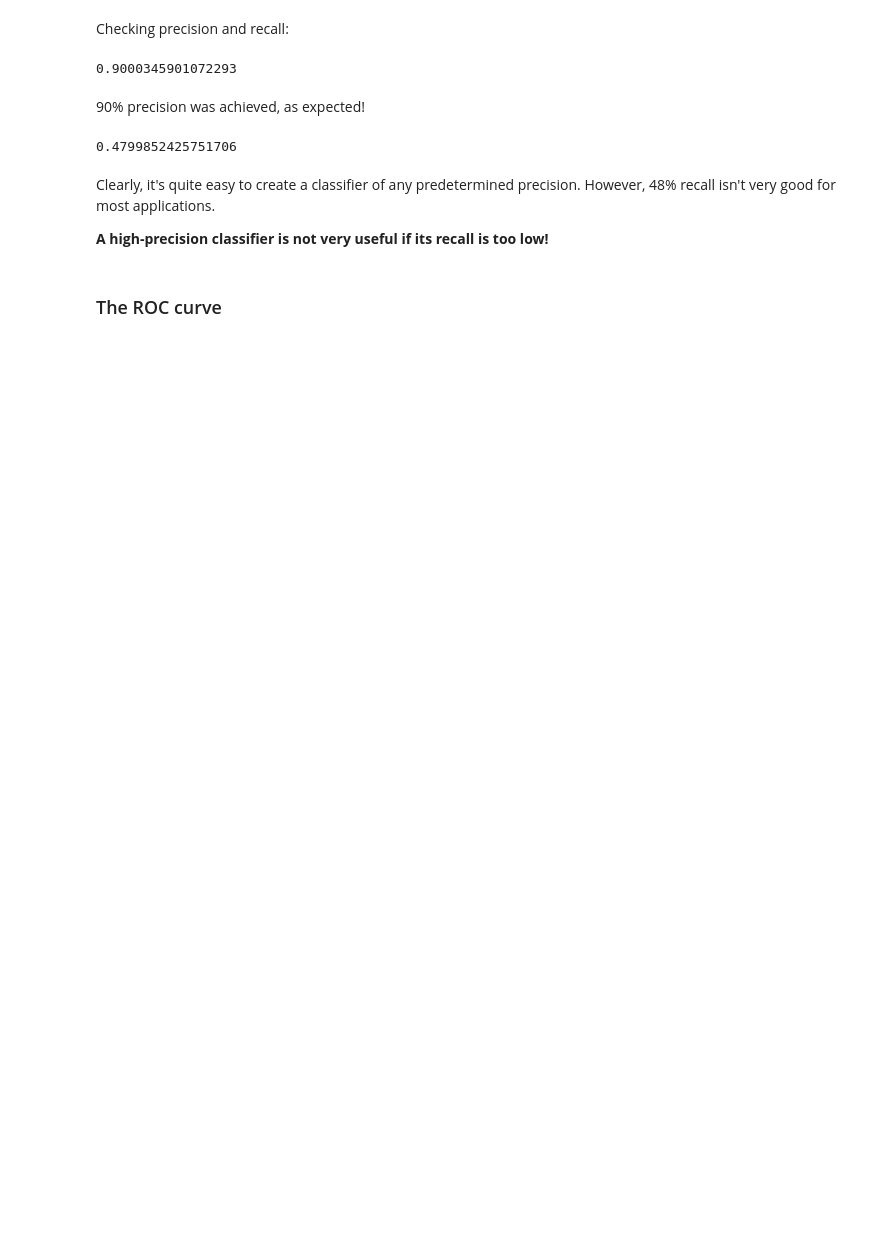
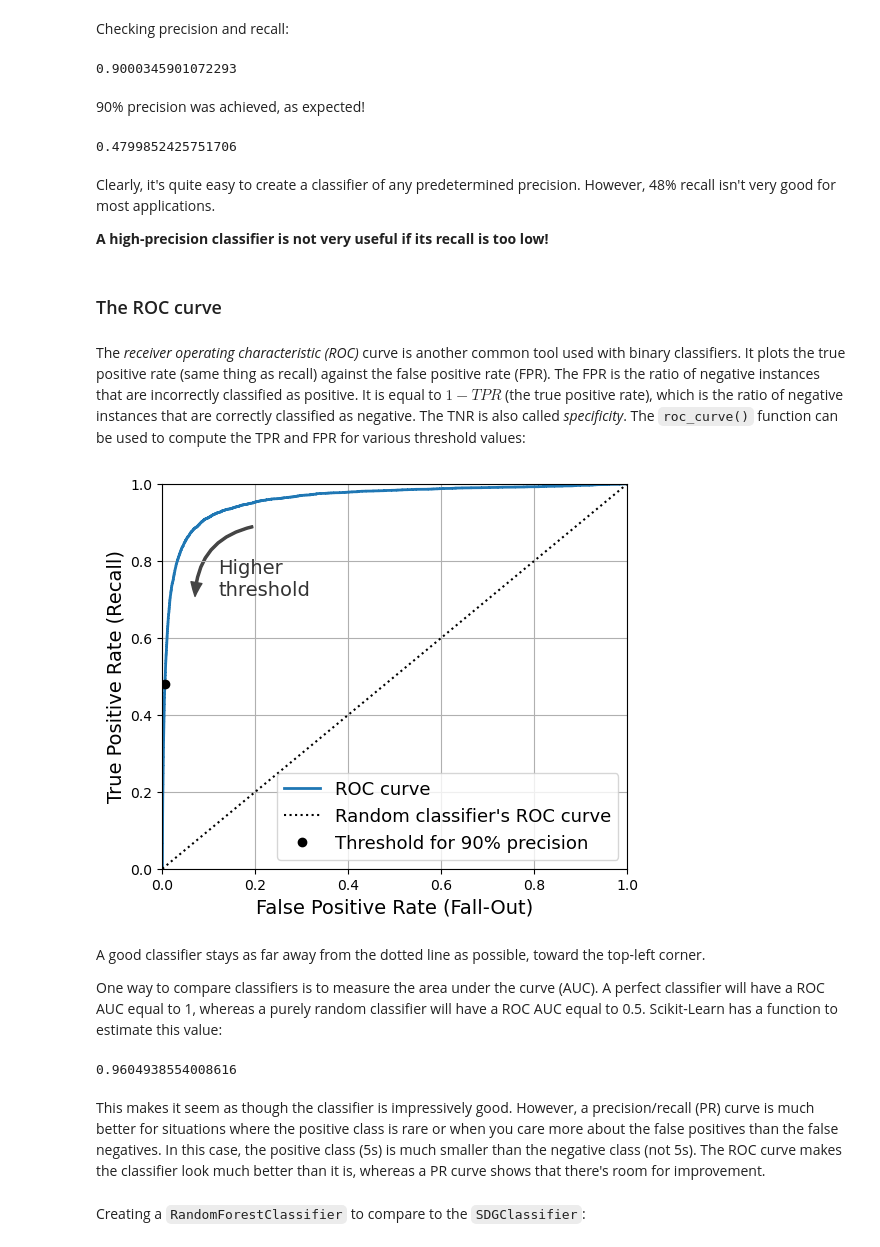
Before and after one commit to tea-ok/handson-ml-code, a Jupyter notebook: classification.ipynb, the cells around one changed output. Cells and saved outputs as stored; diff of their text form; code cells hidden in the pictures; blank space fills up the shorter version.

Commit message:
explored ROC curve

```diff
--- a/classification.ipynb
+++ b/classification.ipynb
@@ -287,3 +287,48 @@ Clearly, it's quite easy to create a classifier of any predetermined precision.
 **A high-precision classifier is not very useful if its recall is too low!**
 # %% [markdown]
 ### The ROC curve
+# %% [markdown]
+The _receiver operating characteristic (ROC)_ curve is another common tool used with binary classifiers. It plots the true positive rate (same thing as recall) against the false positive rate (FPR). The FPR is the ratio of negative instances that are incorrectly classified as positive. It is equal to $1 - TPR$ (the true positive rate), which is the ratio of negative instances that are correctly classified as negative. The TNR is also called _specificity_. The `roc_curve()` function can be used to compute the TPR and FPR for various threshold values:
+# %%
+from sklearn.metrics import roc_curve
+
+fpr, tpr, thresholds = roc_curve(y_train_5, y_scores)
+# %%
+idx_for_threshold_at_90 = (thresholds <= threshold_for_90_precision).argmax()
+tpr_90, fpr_90 = tpr[idx_for_threshold_at_90], fpr[idx_for_threshold_at_90]
+
+plt.figure(figsize=(6, 5))  # extra code – not needed, just formatting
+plt.plot(fpr, tpr, linewidth=2, label="ROC curve")
+plt.plot([0, 1], [0, 1], 'k:', label="Random classifier's ROC curve")
+plt.plot([fpr_90], [tpr_90], "ko", label="Threshold for 90% precision")
+
+# extra code – just beautifies the figure
+plt.gca().add_patch(patches.FancyArrowPatch(
+    (0.20, 0.89), (0.07, 0.70),
+    connectionstyle="arc3,rad=.4",
+    arrowstyle="Simple, tail_width=1.5, head_width=8, head_length=10",
+    color="#444444"))
+plt.text(0.12, 0.71, "Higher\nthreshold", color="#333333")
+plt.xlabel('False Positive Rate (Fall-Out)')
+plt.ylabel('True Positive Rate (Recall)')
+plt.grid()
+plt.axis([0, 1, 0, 1])
+plt.legend(loc="lower right", fontsize=13)
+
+plt.show()
+# %% [output]
+[figure, added]
+# %% [markdown]
+A good classifier stays as far away from the dotted line as possible, toward the top-left corner.
+
+One way to compare classifiers is to measure the area under the curve (AUC). A perfect classifier will have a ROC AUC equal to 1, whereas a purely random classifier will have a ROC AUC equal to 0.5. Scikit-Learn has a function to estimate this value:
+# %%
+from sklearn.metrics import roc_auc_score
+
+roc_auc_score(y_train_5, y_scores)
+# %% [output]
+0.9604938554008616
+# %% [markdown]
+This makes it seem as though the classifier is impressively good. However, a precision/recall (PR) curve is much better for situations where the positive class is rare or when you care more about the false positives than the false negatives. In this case, the positive class (5s) is much smaller than the negative class (not 5s). The ROC curve makes the classifier look much better than it is, whereas a PR curve shows that there's room for improvement.
+# %% [markdown]
+Creating a `RandomForestClassifier` to compare to the `SDGClassifier`:
```
Also changed, not shown: parts of 16 cells of this notebook.
